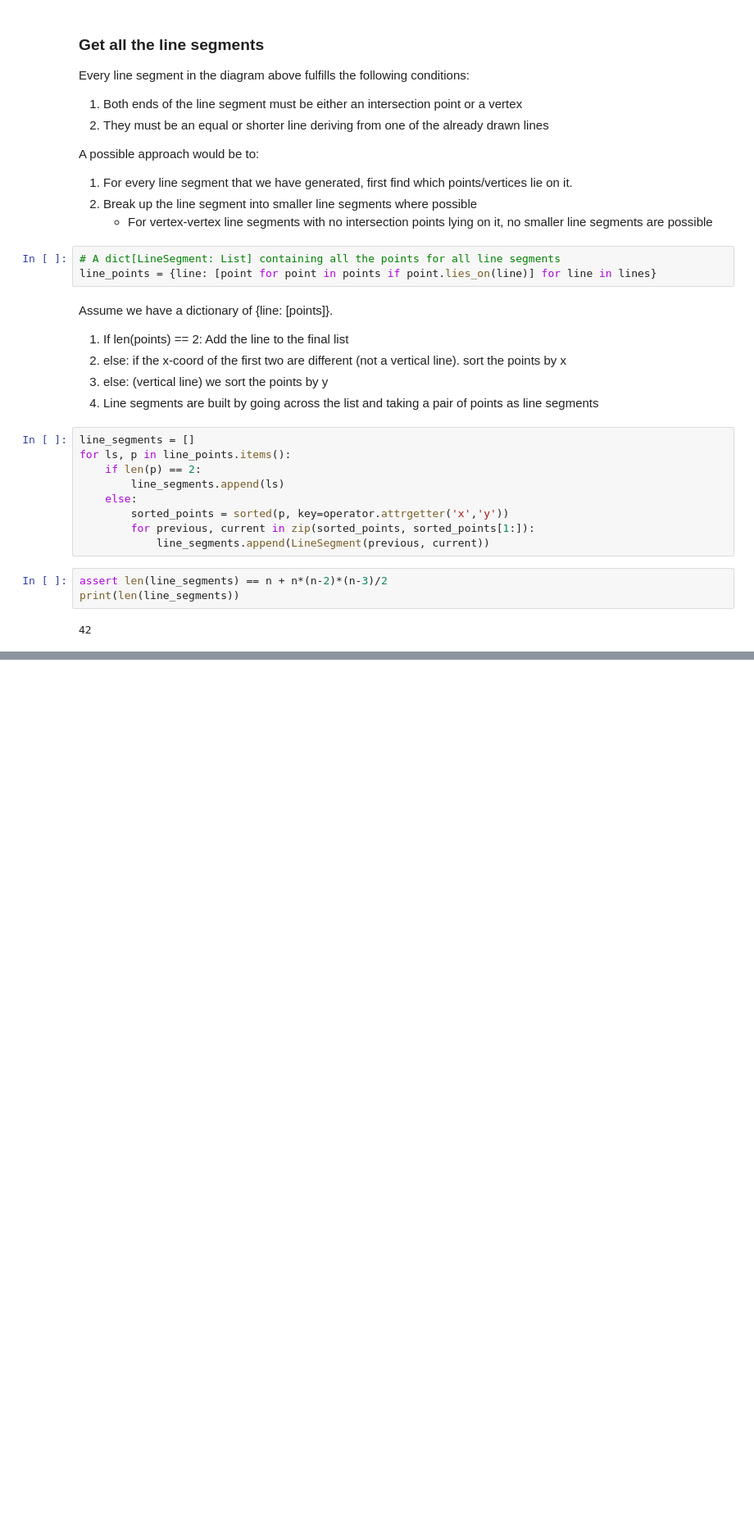
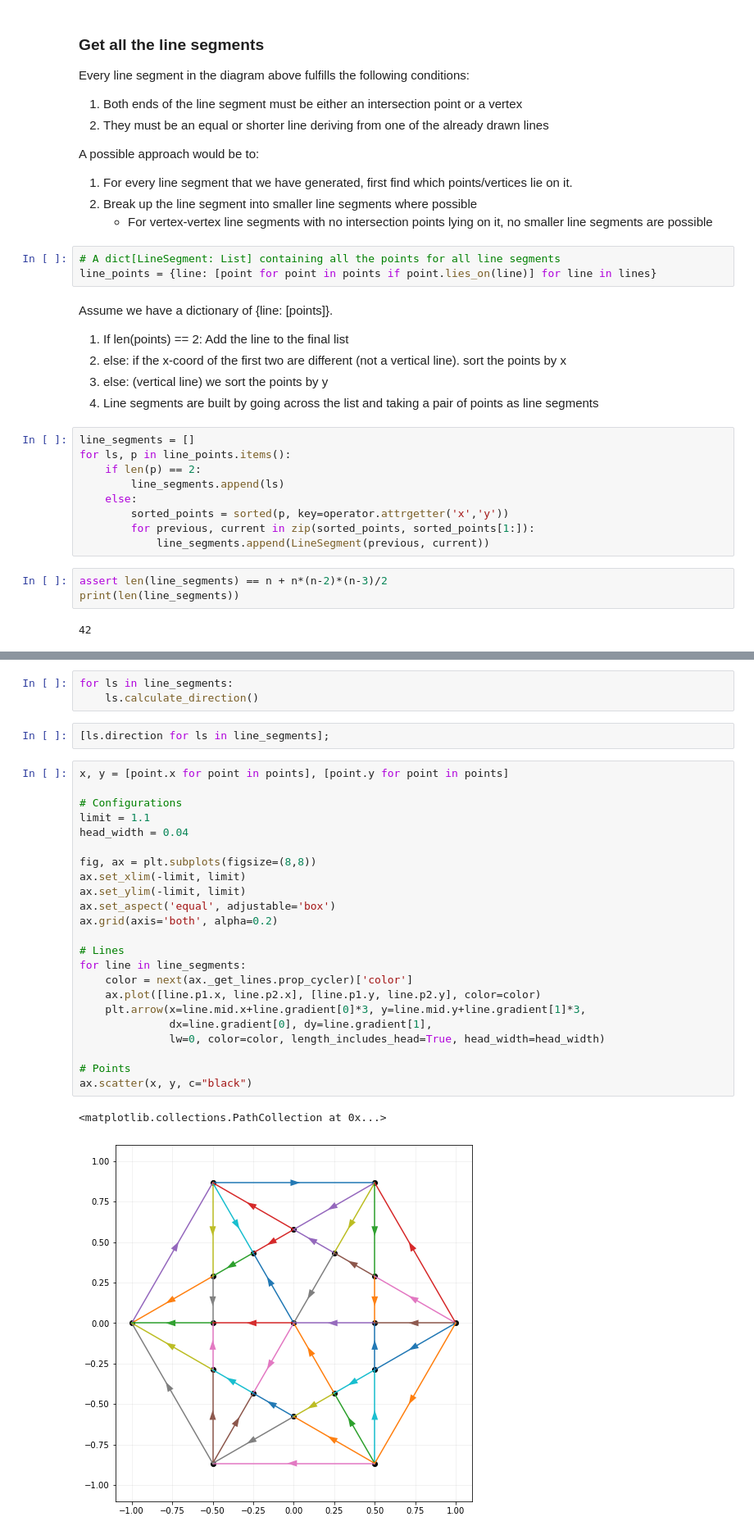
Before and after one commit to glowsplint/polygons, a Jupyter notebook: polygons.ipynb, the cells around one changed output, grey strips where cells are left out. Shown at 82% size. Cells and saved outputs as stored; diff of their text form; blank space fills up the shorter version.

```diff
--- a/polygons.ipynb
+++ b/polygons.ipynb
@@ -207,0 +246,31 @@ print(len(line_segments))
+# %%
+for ls in line_segments:
+    ls.calculate_direction()
+# %%
+[ls.direction for ls in line_segments];
+# %%
+x, y = [point.x for point in points], [point.y for point in points]
+
+# Configurations
+limit = 1.1
+head_width = 0.04
+
+fig, ax = plt.subplots(figsize=(8,8))
+ax.set_xlim(-limit, limit)
+ax.set_ylim(-limit, limit)
+ax.set_aspect('equal', adjustable='box')
+ax.grid(axis='both', alpha=0.2)
+
+# Lines
+for line in line_segments:
+    color = next(ax._get_lines.prop_cycler)['color']
+    ax.plot([line.p1.x, line.p2.x], [line.p1.y, line.p2.y], color=color)
+    plt.arrow(x=line.mid.x+line.gradient[0]*3, y=line.mid.y+line.gradient[1]*3,
+              dx=line.gradient[0], dy=line.gradient[1],
+              lw=0, color=color, length_includes_head=True, head_width=head_width)
+
+# Points
+ax.scatter(x, y, c="black")
+# %% [output]
+<matplotlib.collections.PathCollection at 0x...>
+[figure, added]
```
Also changed, not shown: parts of 11 cells of this notebook.
